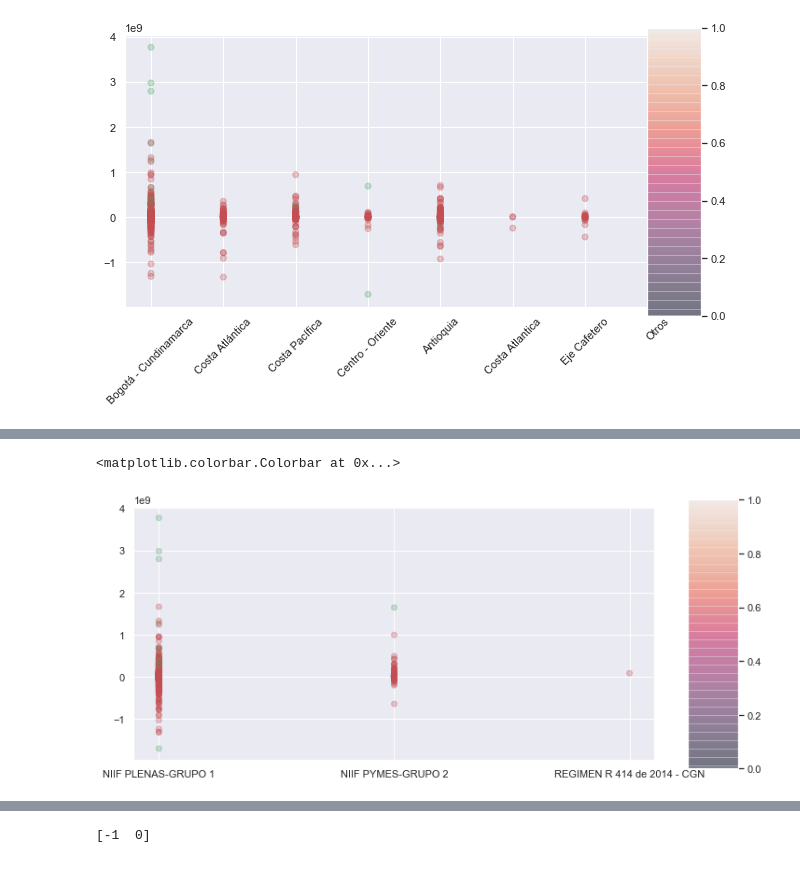
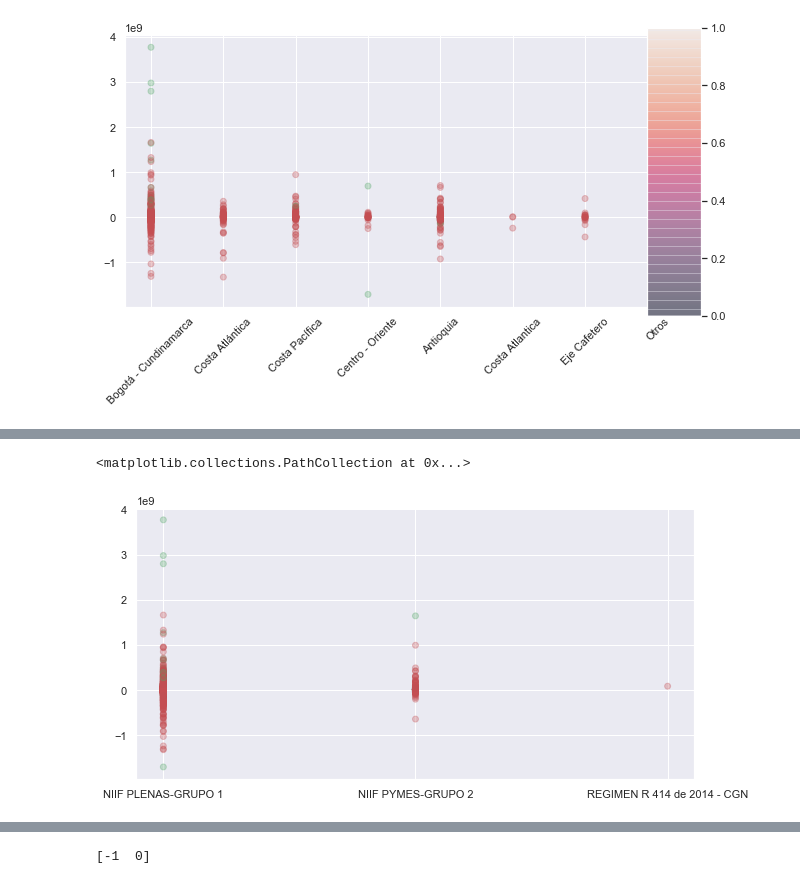
Before and after one commit to PedroVallejoSeade/Laboratorio-2---Clustering, a Jupyter notebook: DBSCAN.ipynb, the cells around one changed output, grey strips where cells are left out. Cells and saved outputs as stored; diff of their text form; code cells hidden in the pictures.

Commit message:
DBSCAN-noColorbar

```diff
--- a/DBSCAN.ipynb
+++ b/DBSCAN.ipynb
@@ -720,11 +715,9 @@ plt.colorbar(cax=cax)
 # %%
 plt.figure(figsize=(10,5))
 plt.scatter(df_prep['GRUPO EN NIIF'],df_prep["CAMBIO EN GANANCIA (PERDIDA) 2017-2018"],c=data,alpha=0.3)
-cax = plt.axes([0.95, 0.1, 0.075, 0.8])
-plt.colorbar(cax=cax)
 # %% [output]
-<matplotlib.colorbar.Colorbar at 0x...>
+<matplotlib.collections.PathCollection at 0x...>
-[figure, old version]
+[figure, new version]
 # %%
 plt.figure(figsize=(10,5))
 plt.xticks(rotation=45)
```
Also changed, not shown: parts of 4 cells of this notebook.
